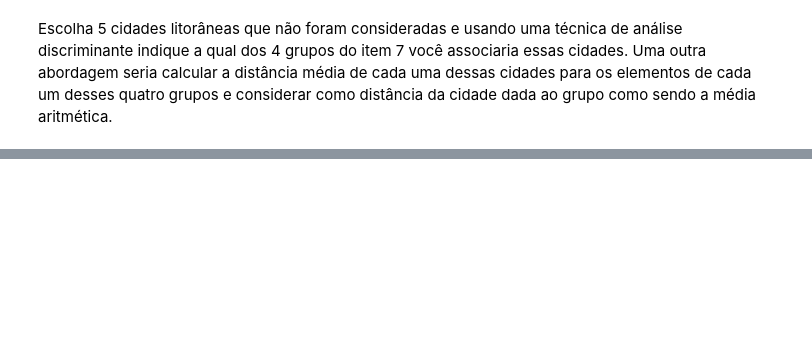
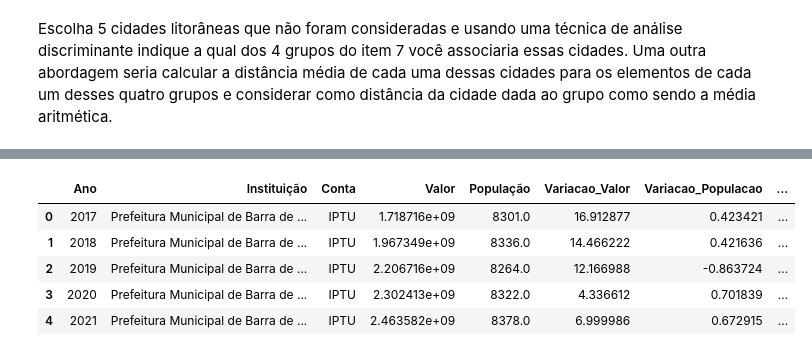
Before and after one commit to caiochacon/Mineracao, a Jupyter notebook: main.ipynb, the cells around one changed output, grey strips where cells are left out. Cells and saved outputs as stored; diff of their text form; code cells hidden in the pictures; blank space fills up the shorter version.

```diff
--- a/main.ipynb
+++ b/main.ipynb
@@ -337,14 +347,18 @@ def prever_proximos_anos(df):
     return df_final
 
 
-novo_df = []
-for instituicao in df['Instituição'].unique():
-    for conta in df['Conta'].unique():
-        df_q = df.query('Instituição == @instituicao & Conta == @conta')
-        df_q = prever_proximos_anos(df_q)
-        novo_df.append(df_q)
+def executar_previsao(df):
+    novo_df = []
+    for instituicao in df['Instituição'].unique():
+        for conta in df['Conta'].unique():
+            df_q = df.query('Instituição == @instituicao & Conta == @conta')
+            df_q = prever_proximos_anos(df_q)
+            novo_df.append(df_q)
 
-df_previsao = pd.concat(novo_df)
+    df_previsao = pd.concat(novo_df)
+    return df_previsao
+
+df_previsao = executar_previsao(df)
 # %%
 df_previsao.head()
 # %% [output]
@@ -622,2 +643,13 @@ df_pca.head(2) # df_pca = df com o pca feito baseado em df_pivot
 # %% [markdown]
 Escolha 5 cidades litorâneas que não foram consideradas e usando uma técnica de análise discriminante indique a qual dos 4 grupos do item 7 você associaria essas cidades. Uma outra abordagem seria calcular a distância média de cada uma dessas cidades para os elementos de cada um desses quatro grupos e considerar como distância da cidade dada ao grupo como sendo a média aritmética.
+# %%
+tributacoes = ['ISS', 'IPTU', 'ITBI']
+df_cidades_novas['Valor'] = df_cidades_novas['Valor'].str.replace(',', '').astype(float)
+
+df_cidades_novas = df_cidades_novas[df_cidades_novas['Conta'].isin(tributacoes)]
+df_cidades_novas = df_cidades_novas.sort_values(['Instituição', 'Conta', 'Ano'])
+
+df_cidades_novas = df_cidades_novas.groupby(['Instituição', 'Conta', 'Ano']).agg({'Valor': 'sum', 'População': 'mean'}).reset_index()
+df_cidades_novas = preencher_valores_faltantes(df_cidades_novas)
+# %%
+df_cidades_novas = executar_calculo_variacao(df_cidades_novas)
@@ -623,0 +706,9 @@ Escolha 5 cidades litorâneas que não foram consideradas e usando uma técnica
+# %%
+df_cidades_novas.head()
+# %% [output]
+|  | Ano | Instituição | Conta | Valor | População | Variacao_Valor | Variacao_Populacao | ... |
+| 0 | 2017 | Prefeitura Municipal de Barra de ... | IPTU | 1.718716e+09 | 8301.0 | 16.912877 | 0.423421 | ... |
+| 1 | 2018 | Prefeitura Municipal de Barra de ... | IPTU | 1.967349e+09 | 8336.0 | 14.466222 | 0.421636 | ... |
+| 2 | 2019 | Prefeitura Municipal de Barra de ... | IPTU | 2.206716e+09 | 8264.0 | 12.166988 | -0.863724 | ... |
+| 3 | 2020 | Prefeitura Municipal de Barra de ... | IPTU | 2.302413e+09 | 8322.0 | 4.336612 | 0.701839 | ... |
+| 4 | 2021 | Prefeitura Municipal de Barra de ... | IPTU | 2.463582e+09 | 8378.0 | 6.999986 | 0.672915 | ... |
```
Also changed, not shown: parts of 22 cells of this notebook.
